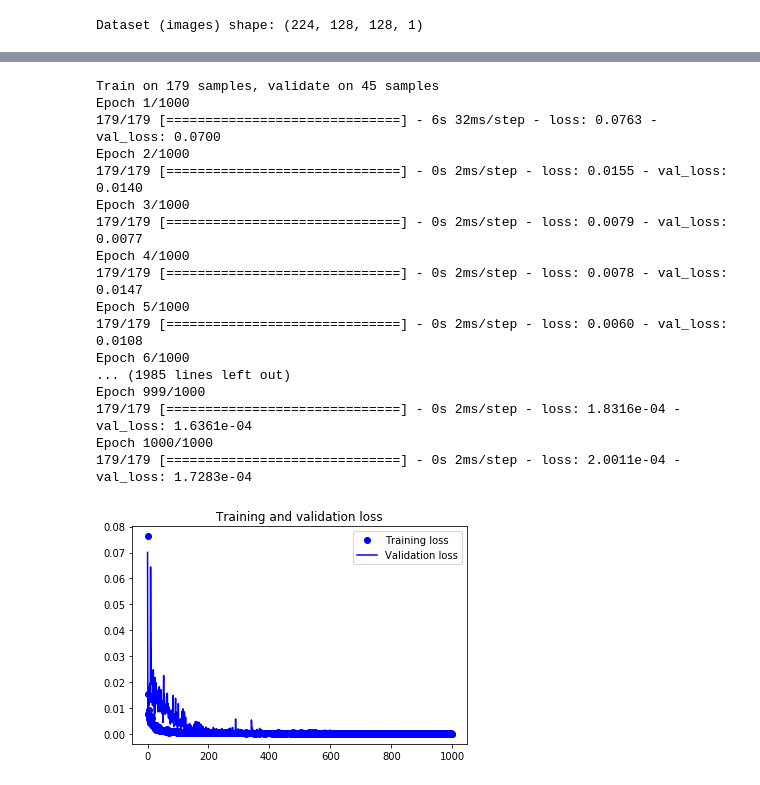
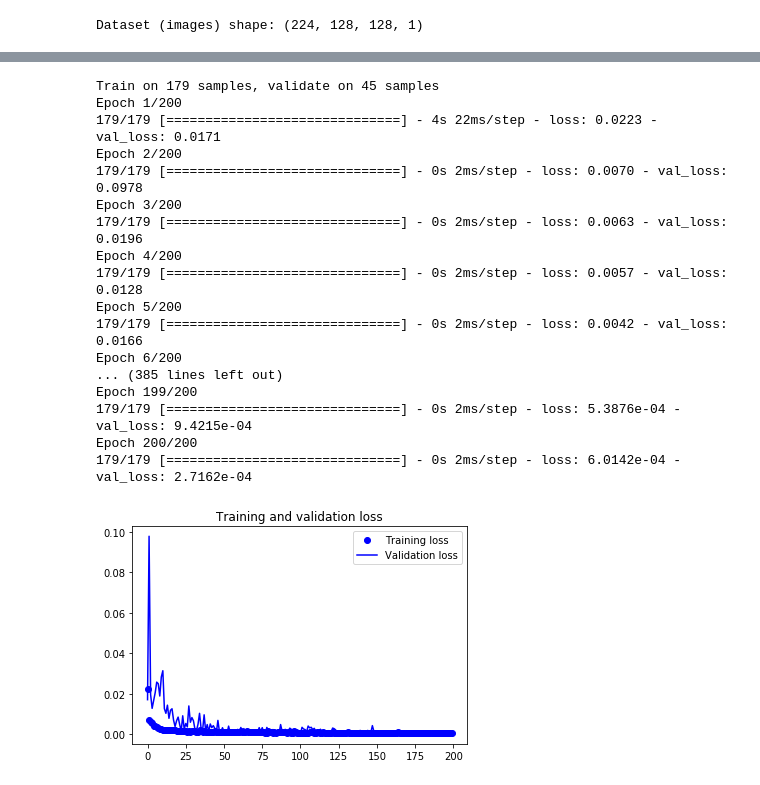
Before and after one commit to uabrc/Autoencoder-for-Anomaly-Detection, a Jupyter notebook: anomalyDetector.ipynb, the cells around one changed output, grey strips where cells are left out. Cells and saved outputs as stored; diff of their text form; code cells hidden in the pictures.

```diff
--- a/anomalyDetector.ipynb
+++ b/anomalyDetector.ipynb
@@ -43,11 +41,14 @@ imagesTest = []
 for f in range(len(ff)):
     #print(ff[f])
     a = Image.open(ff[f]).convert('LA')
+    a = a.crop((0,0,900,900))
     a = np.array(a)
+    #a = ndimage.median_filter(a, 5)
     #a.astype(int)
     a = resize(a, (128, 128),
                        anti_aliasing=True)
     a = ndimage.median_filter(a, 3)
+    a = ndimage.gaussian_filter(a,0.5)
     #a = a[:,:]
     #for i in range(a.shape[1]):
     images.append(a[:,:,0])
@@ -128,6 +130,6 @@ plt.imshow(curr_img, cmap='gray')
 # %%
-batch_size = 32
-epochs = 1000
+batch_size = 8
+epochs = 200
 inChannel = 1
 x, y = 128, 128
 input_img = Input(shape = (x, y, inChannel))
@@ -191,34 +193,34 @@ _________________________________________________________________
 autoencoder_train = autoencoderModel.fit(train_X, train_ground, batch_size=batch_size,epochs=epochs,verbose=1,validation_data=(valid_X, valid_ground))
 # %% [output]
 Train on 179 samples, validate on 45 samples
-Epoch 1/1000
-179/179 [==============================] - 6s 32ms/step - loss: 0.0763 - val_loss: 0.0700
-Epoch 2/1000
-179/179 [==============================] - 0s 2ms/step - loss: 0.0155 - val_loss: 0.0140
-Epoch 3/1000
-179/179 [==============================] - 0s 2ms/step - loss: 0.0079 - val_loss: 0.0077
-Epoch 4/1000
-179/179 [==============================] - 0s 2ms/step - loss: 0.0078 - val_loss: 0.0147
-Epoch 5/1000
-179/179 [==============================] - 0s 2ms/step - loss: 0.0060 - val_loss: 0.0108
-Epoch 6/1000
-... (1985 lines left out)
-Epoch 999/1000
-179/179 [==============================] - 0s 2ms/step - loss: 1.8316e-04 - val_loss: 1.6361e-04
-Epoch 1000/1000
-179/179 [==============================] - 0s 2ms/step - loss: 2.0011e-04 - val_loss: 1.7283e-04
+Epoch 1/200
+179/179 [==============================] - 4s 22ms/step - loss: 0.0223 - val_loss: 0.0171
+Epoch 2/200
+179/179 [==============================] - 0s 2ms/step - loss: 0.0070 - val_loss: 0.0978
+Epoch 3/200
+179/179 [==============================] - 0s 2ms/step - loss: 0.0063 - val_loss: 0.0196
+Epoch 4/200
+179/179 [==============================] - 0s 2ms/step - loss: 0.0057 - val_loss: 0.0128
+Epoch 5/200
+179/179 [==============================] - 0s 2ms/step - loss: 0.0042 - val_loss: 0.0166
+Epoch 6/200
+... (385 lines left out)
+Epoch 199/200
+179/179 [==============================] - 0s 2ms/step - loss: 5.3876e-04 - val_loss: 9.4215e-04
+Epoch 200/200
+179/179 [==============================] - 0s 2ms/step - loss: 6.0142e-04 - val_loss: 2.7162e-04
 # %%
 loss = autoencoder_train.history['loss']
 val_loss = autoencoder_train.history['val_loss']
-epochs = range(1000)
+epochs = range(200)
 plt.figure()
 plt.plot(epochs, loss, 'bo', label='Training loss')
 plt.plot(epochs, val_loss, 'b', label='Validation loss')
 plt.title('Training and validation loss')
 plt.legend()
 plt.show()
 # %% [output]
-[figure, old version]
+[figure, new version]
 # %%
 autoencoderOut = autoencoderModel.save_weights('autoencoder_sem.h5')
 # %%
```
Also changed, not shown: parts of 9 cells of this notebook.
